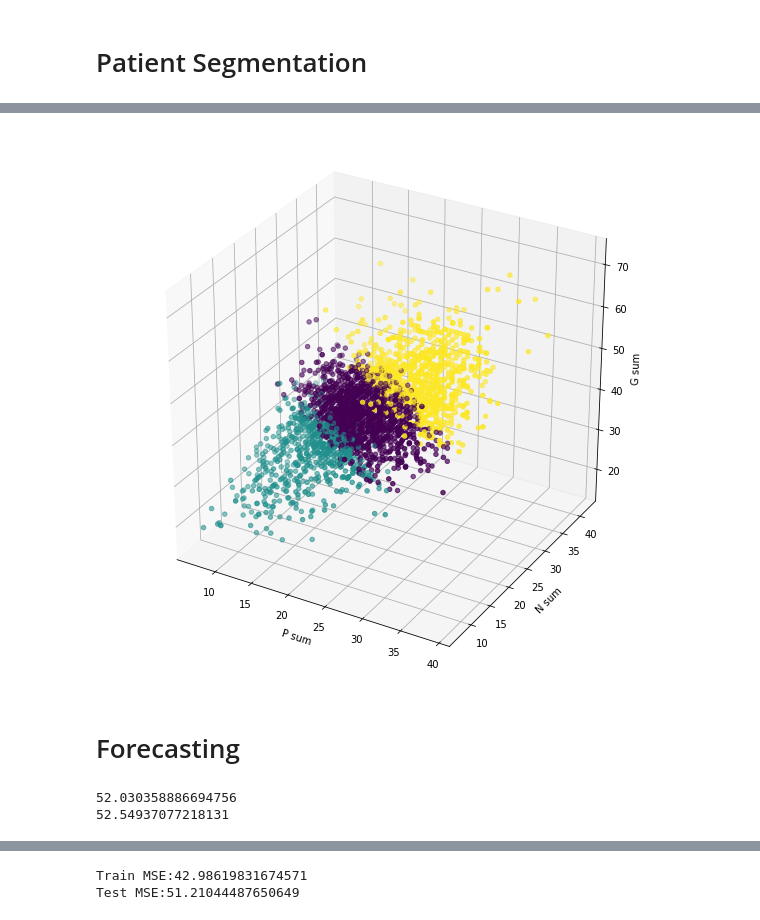
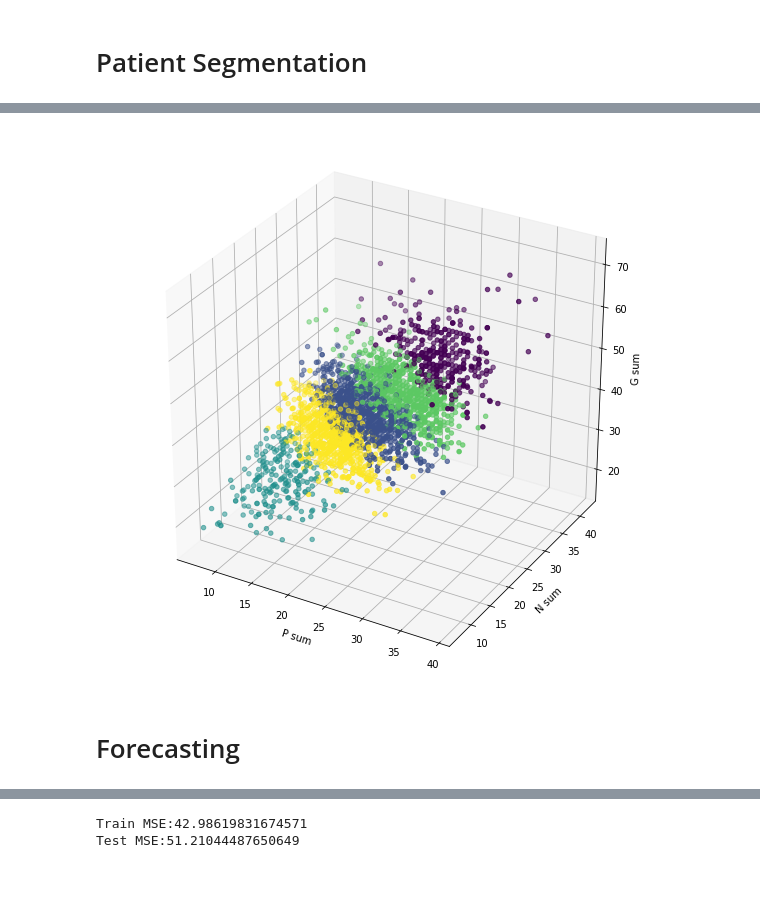
Before and after one commit to wasehahmad/PANSS-Trial-Analysis, a Jupyter notebook: panss_analysis_notebook.ipynb, the cells around one changed output, grey strips where cells are left out. Cells and saved outputs as stored; diff of their text form; code cells hidden in the pictures; blank space fills up the shorter version.

```diff
--- a/panss_analysis_notebook.ipynb
+++ b/panss_analysis_notebook.ipynb
@@ -202,26 +183,29 @@ plt.show()
 # %%
-centers = []
-for k in np.unique(clusters):
+kNNCenters = []
+#get centers from previous clustering
+for k in np.unique(aggClusteringFit):
     #for each parameter
     kthMeans = []
-    for p in firstVisits.drop(['Segment'],axis=1).columns:
+    for p in firstVisits.columns:
         #compute mean
-        kthMeans.append(np.mean(firstVisits[p].loc[firstVisits['Segment'] == k]))
-    centers.append(np.asarray(kthMeans))
-kMeansClusters = KMeans(n_clusters=numClusters,init=np.asarray(centers),random_state=1).fit(firstVisits.drop(['Segment'],axis=1))
+        kthMeans.append(np.mean(firstVisits[p].loc[aggClustering.labels_ == k]))
+    kNNCenters.append(np.asarray(kthMeans))
+
+kMeansClusters = KMeans(n_clusters=numClusters,init=np.asarray(kNNCenters),random_state=1).fit(firstVisits)
+
+#plot
+fig = plt.figure(figsize=(10, 10))
+ax = fig.add_subplot(111, projection='3d')
+
+img = ax.scatter(firstVisits.Ps,firstVisits.Ns, firstVisits.Gs, c=kMeansClusters.labels_,cmap='viridis_r', marker='o')
+# fig.colorbar(img)
+
+ax.set_xlabel('P sum')
+ax.set_ylabel('N sum')
+ax.set_zlabel('G sum')
+
+plt.show()
+# %% [output]
+[figure, added]
-# %%
-fig = plt.figure(figsize=(10, 10))
-ax = fig.add_subplot(111, projection='3d')
-
-img = ax.scatter(firstVisits.Ps,firstVisits.Ns, firstVisits.Gs, c=kMeansClusters.labels_,cmap='viridis_r', marker='o')
-# fig.colorbar(img)
-
-ax.set_xlabel('P sum')
-ax.set_ylabel('N sum')
-ax.set_zlabel('G sum')
-
-plt.show()
-# %% [output]
-[figure, removed]
 # %% [markdown]
 # Forecasting
@@ -239,16 +211,0 @@ trainDF = pd.concat([xTrain,yTrain],axis=1)
-# %%
-
-xVariables = 'C(Study) + C(TxGroup)*VisitDay + VisitDay + PANSS_Lag1'
-factorVars = ['TxGroup','Study']
-formula = 'PANSS_Total ~'+xVariables
-
-modelFit = smf.ols(formula,data=trainDF).fit()
-#Test MSE
-yPred = modelFit.predict(xTest)
-print(library.GetMSE(yPred,yTest))
-#training MSE
-yPredTrainOLS = modelFit.predict(xTrain)
-print(library.GetMSE(yPredTrainOLS,yTrain))
-# %% [output]
-52.030358886694756
-52.54937077218131
```
Also changed, not shown: parts of 27 cells of this notebook.
